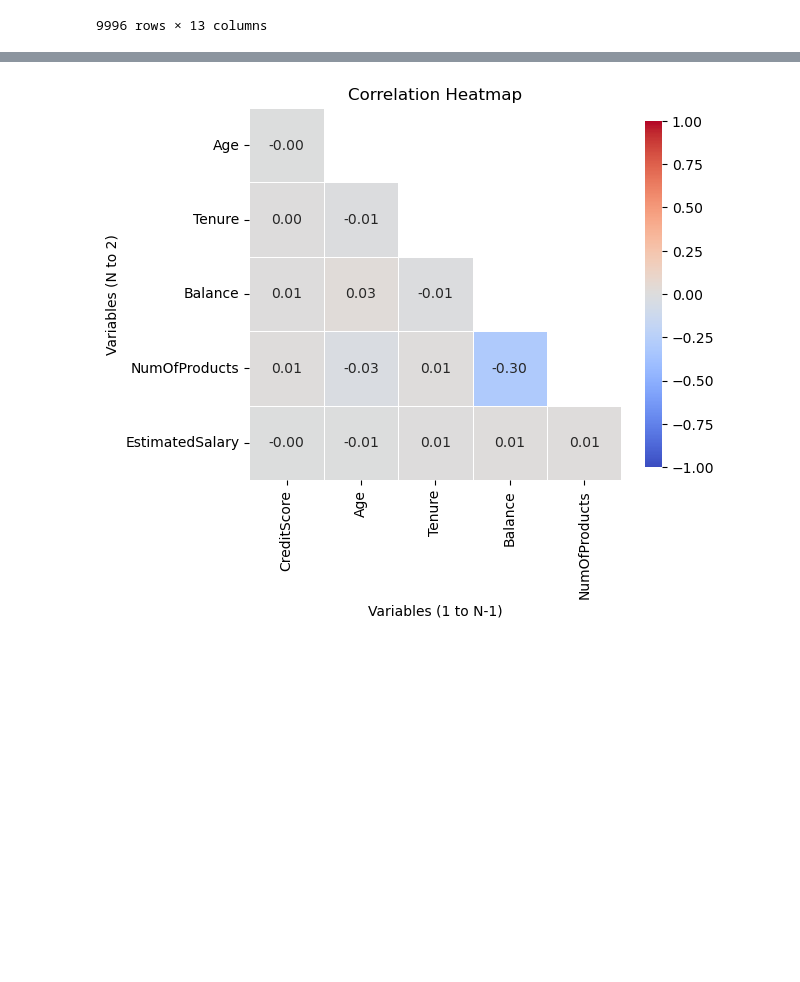
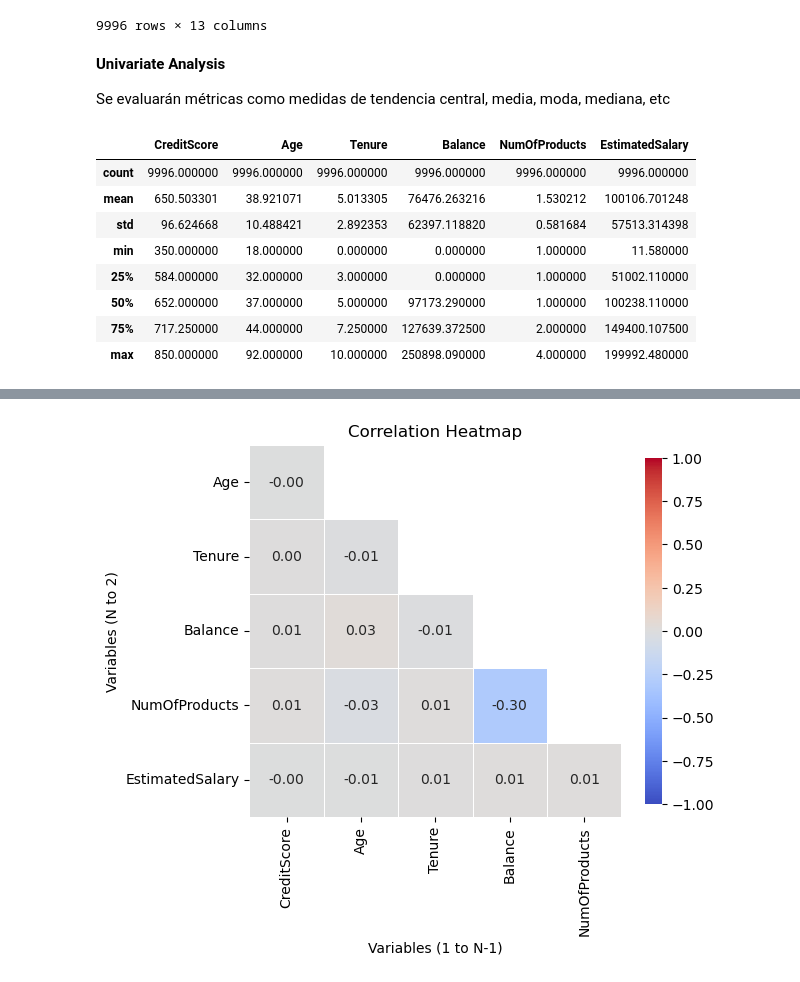
Before and after one commit to davexat/Customer_Churn_Predictor, a Jupyter notebook: notebooks/2.0_dsb_data_exploration.ipynb, the cells around one changed output, grey strips where cells are left out. Saved outputs shown, nothing was run; the diff lists cells and outputs as text; code cells hidden in the pictures; blank space fills up the shorter version.

```diff
--- a/notebooks/2.0_dsb_data_exploration.ipynb
+++ b/notebooks/2.0_dsb_data_exploration.ipynb
@@ -33,3 +30,19 @@ cat_vars = [
 num_vars = [
     'CreditScore', 'Age', 'Tenure', 'Balance', 'NumOfProducts', 'EstimatedSalary'
 ]
+# %% [markdown]
+**Univariate Analysis**
+
+Se evaluarán métricas como medidas de tendencia central, media, moda, mediana, etc
+# %%
+df[num_vars].describe()
+# %% [output]
+|  | CreditScore | Age | Tenure | Balance | NumOfProducts | EstimatedSalary |
+| count | 9996.000000 | 9996.000000 | 9996.000000 | 9996.000000 | 9996.000000 | 9996.000000 |
+| mean | 650.503301 | 38.921071 | 5.013305 | 76476.263216 | 1.530212 | 100106.701248 |
+| std | 96.624668 | 10.488421 | 2.892353 | 62397.118820 | 0.581684 | 57513.314398 |
+| min | 350.000000 | 18.000000 | 0.000000 | 0.000000 | 1.000000 | 11.580000 |
+| 25% | 584.000000 | 32.000000 | 3.000000 | 0.000000 | 1.000000 | 51002.110000 |
+| 50% | 652.000000 | 37.000000 | 5.000000 | 97173.290000 | 1.000000 | 100238.110000 |
+| 75% | 717.250000 | 44.000000 | 7.250000 | 127639.372500 | 2.000000 | 149400.107500 |
+| max | 850.000000 | 92.000000 | 10.000000 | 250898.090000 | 4.000000 | 199992.480000 |
```
Also changed, not shown: parts of 4 cells of this notebook, 1 other file.
